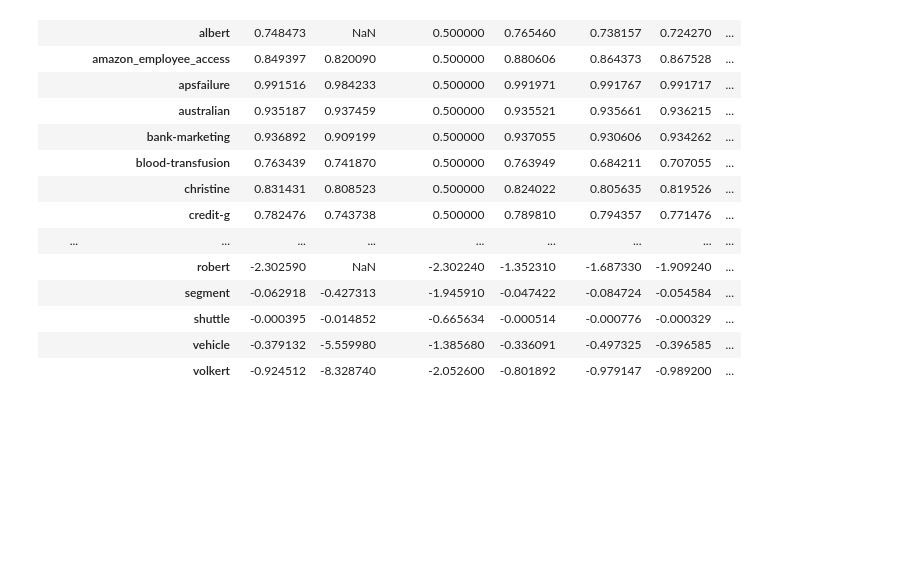
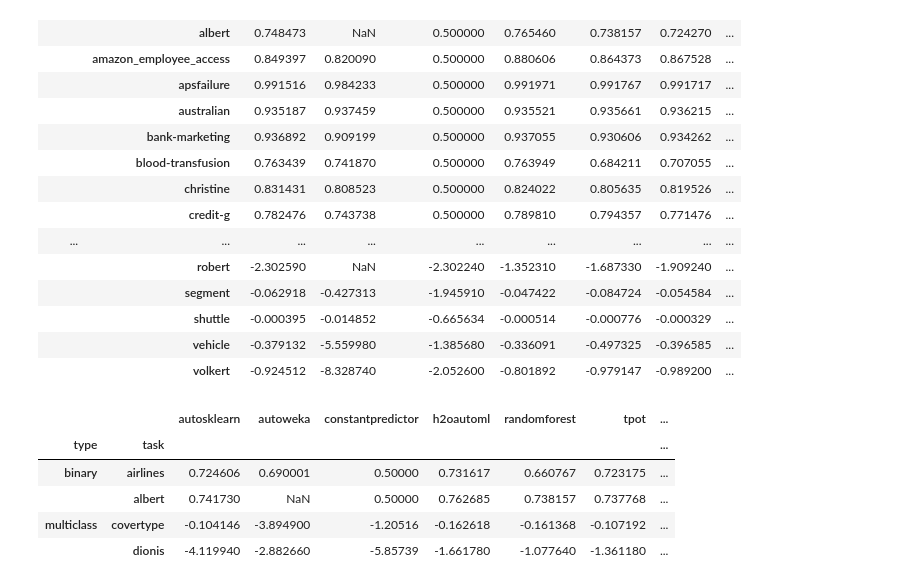
Before and after one commit to openml/automlbenchmark, a Jupyter notebook: reports/duration_comparison.ipynb, the cells around one changed output. Cells and saved outputs as stored; diff of their text form; code cells hidden in the pictures; blank space fills up the shorter version.

```diff
--- a/reports/duration_comparison.ipynb
+++ b/reports/duration_comparison.ipynb
@@ -109,3 +129,12 @@ scores_4h
 |  | shuttle | -0.000395 | -0.014852 | -0.665634 | -0.000514 | -0.000776 | -0.000329 | ... |
 |  | vehicle | -0.379132 | -5.559980 | -1.385680 | -0.336091 | -0.497325 | -0.396585 | ... |
 |  | volkert | -0.924512 | -8.328740 | -2.052600 | -0.801892 | -0.979147 | -0.989200 | ... |
+# %%
+scores_8h
+# %% [output]
+|  |  | autosklearn | autoweka | constantpredictor | h2oautoml | randomforest | tpot | ... |
+| type | task |  |  |  |  |  |  | ... |
+| binary | airlines | 0.724606 | 0.690001 | 0.50000 | 0.731617 | 0.660767 | 0.723175 | ... |
+|  | albert | 0.741730 | NaN | 0.50000 | 0.762685 | 0.738157 | 0.737768 | ... |
+| multiclass | covertype | -0.104146 | -3.894900 | -1.20516 | -0.162618 | -0.161368 | -0.107192 | ... |
+|  | dionis | -4.119940 | -2.882660 | -5.85739 | -1.661780 | -1.077640 | -1.361180 | ... |
```
Also changed, not shown: parts of 7 cells of this notebook.
